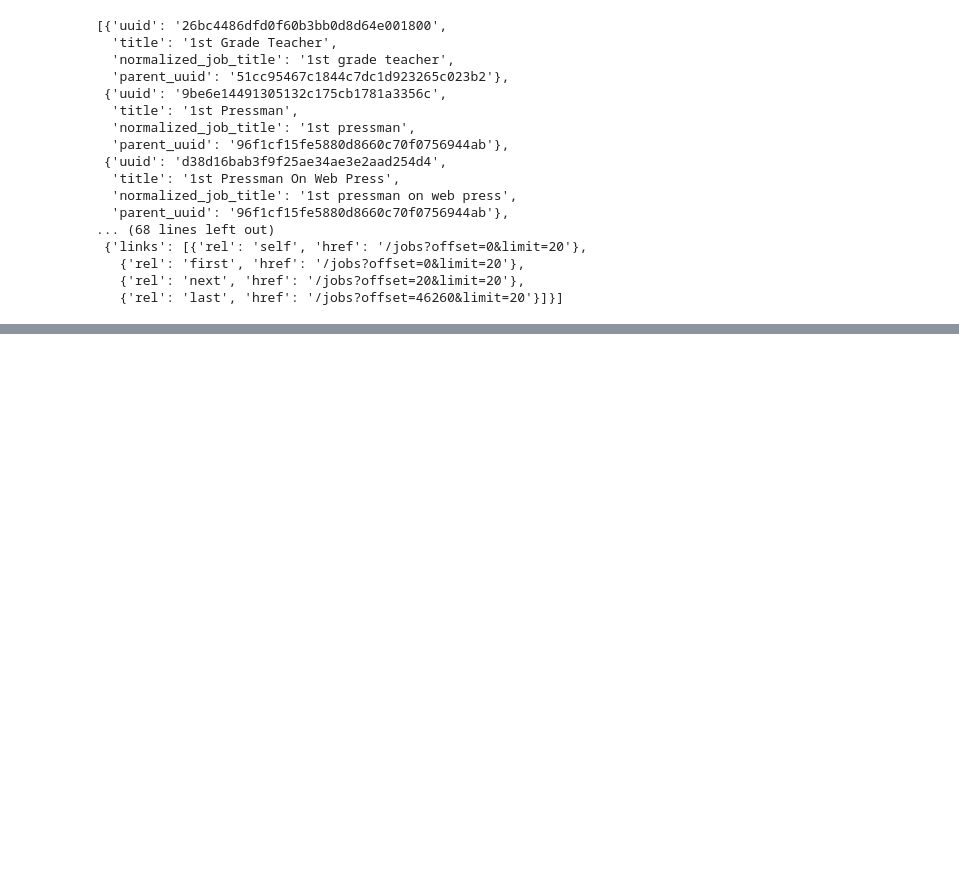
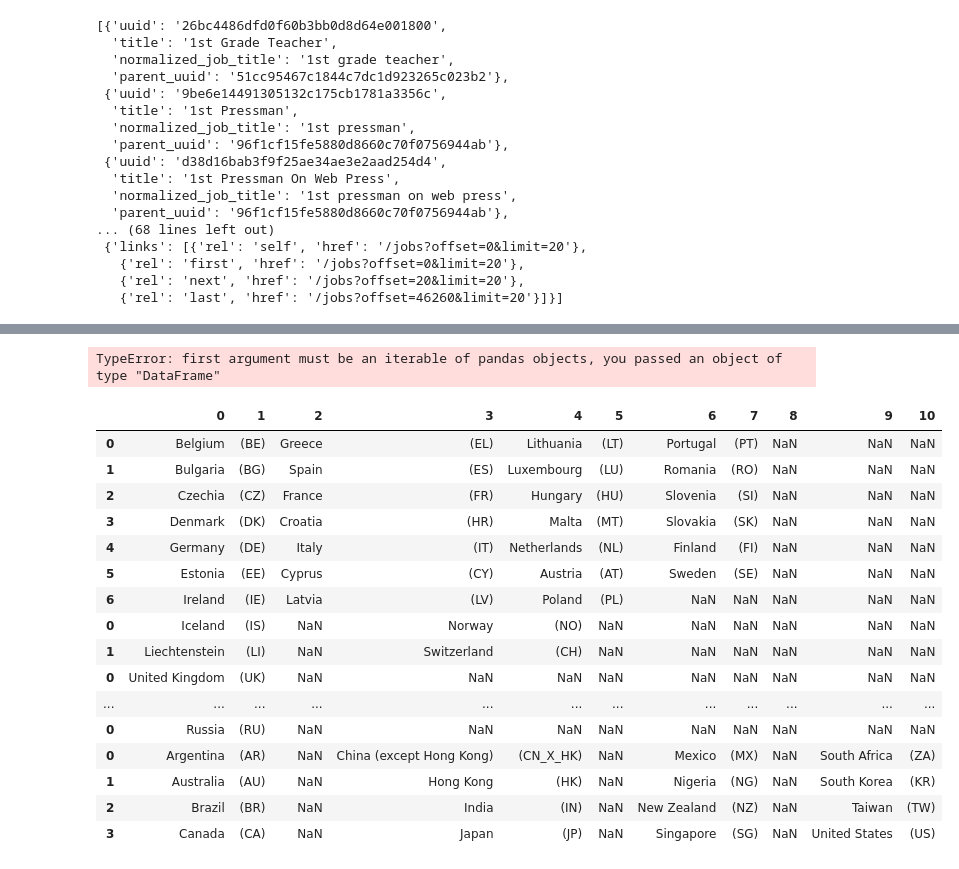
Before and after one commit to alvarogmf/ih_datamadpt1120_project_m1, a Jupyter notebook: notebooks/SQL Tables.ipynb, the cells around one changed output, grey strips where cells are left out. Drawn from its saved outputs; the diff is of its cells as text; code cells hidden in the pictures; blank space fills up the shorter version.

```diff
--- a/notebooks/SQL Tables.ipynb
+++ b/notebooks/SQL Tables.ipynb
@@ -301,0 +406,4 @@ final2
+# %%
+url = 'https://ec.europa.eu/eurostat/statistics-explained/index.php/Glossary:Country_codes'
+html = requests.get(url).content
+html[:5000]
@@ -301,0 +465,42 @@ final2
+# %%
+pandas_html_join = pd.DataFrame()
+
+for i in range(len(all_tables)):
+    new_df = pd.read_html(url)[i]
+    pd.concat(pandas_html_join,new_df)
+
+
+pandas_html_join
+# %% [output]
+TypeError: first argument must be an iterable of pandas objects, you passed an object of type "DataFrame"
+# %%
+table_0 = pd.read_html(url)[0]
+table_1 = pd.read_html(url)[1]
+table_2 = pd.read_html(url)[2]
+table_3 = pd.read_html(url)[3]
+table_4 = pd.read_html(url)[4]
+table_5 = pd.read_html(url)[5]
+table_6 = pd.read_html(url)[6]
+table_7 = pd.read_html(url)[7]
+table_8 = pd.read_html(url)[8]
+
+countries_table = pd.concat([table_0, table_1, table_2, table_3, table_4, table_5, table_6, table_7, table_8])
+countries_table
+# %% [output]
+|  | 0 | 1 | 2 | 3 | 4 | 5 | 6 | 7 | 8 | 9 | 10 |
+| 0 | Belgium | (BE) | Greece | (EL) | Lithuania | (LT) | Portugal | (PT) | NaN | NaN | NaN |
+| 1 | Bulgaria | (BG) | Spain | (ES) | Luxembourg | (LU) | Romania | (RO) | NaN | NaN | NaN |
+| 2 | Czechia | (CZ) | France | (FR) | Hungary | (HU) | Slovenia | (SI) | NaN | NaN | NaN |
+| 3 | Denmark | (DK) | Croatia | (HR) | Malta | (MT) | Slovakia | (SK) | NaN | NaN | NaN |
+| 4 | Germany | (DE) | Italy | (IT) | Netherlands | (NL) | Finland | (FI) | NaN | NaN | NaN |
+| 5 | Estonia | (EE) | Cyprus | (CY) | Austria | (AT) | Sweden | (SE) | NaN | NaN | NaN |
+| 6 | Ireland | (IE) | Latvia | (LV) | Poland | (PL) | NaN | NaN | NaN | NaN | NaN |
+| 0 | Iceland | (IS) | NaN | Norway | (NO) | NaN | NaN | NaN | NaN | NaN | NaN |
+| 1 | Liechtenstein | (LI) | NaN | Switzerland | (CH) | NaN | NaN | NaN | NaN | NaN | NaN |
+| 0 | United Kingdom | (UK) | NaN | NaN | NaN | NaN | NaN | NaN | NaN | NaN | NaN |
+| ... | ... | ... | ... | ... | ... | ... | ... | ... | ... | ... | ... |
+| 0 | Russia | (RU) | NaN | NaN | NaN | NaN | NaN | NaN | NaN | NaN | NaN |
+| 0 | Argentina | (AR) | NaN | China (except Hong Kong) | (CN_X_HK) | NaN | Mexico | (MX) | NaN | South Africa | (ZA) |
+| 1 | Australia | (AU) | NaN | Hong Kong | (HK) | NaN | Nigeria | (NG) | NaN | South Korea | (KR) |
+| 2 | Brazil | (BR) | NaN | India | (IN) | NaN | New Zealand | (NZ) | NaN | Taiwan | (TW) |
+| 3 | Canada | (CA) | NaN | Japan | (JP) | NaN | Singapore | (SG) | NaN | United States | (US) |
```
Also changed, not shown: parts of 22 cells of this notebook, 4 other files.
